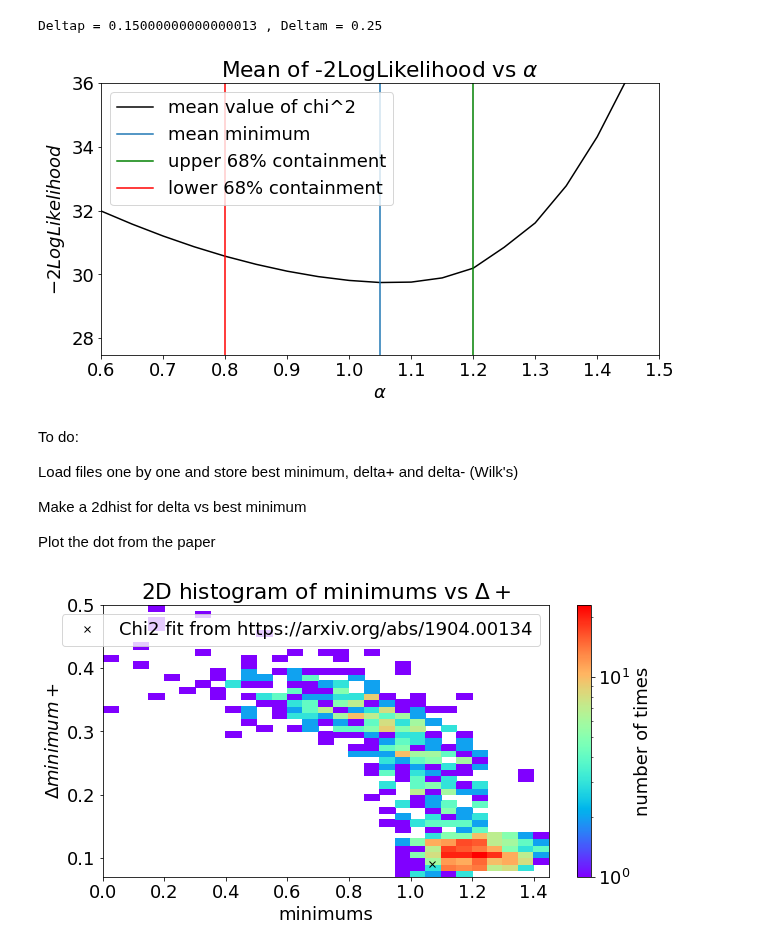
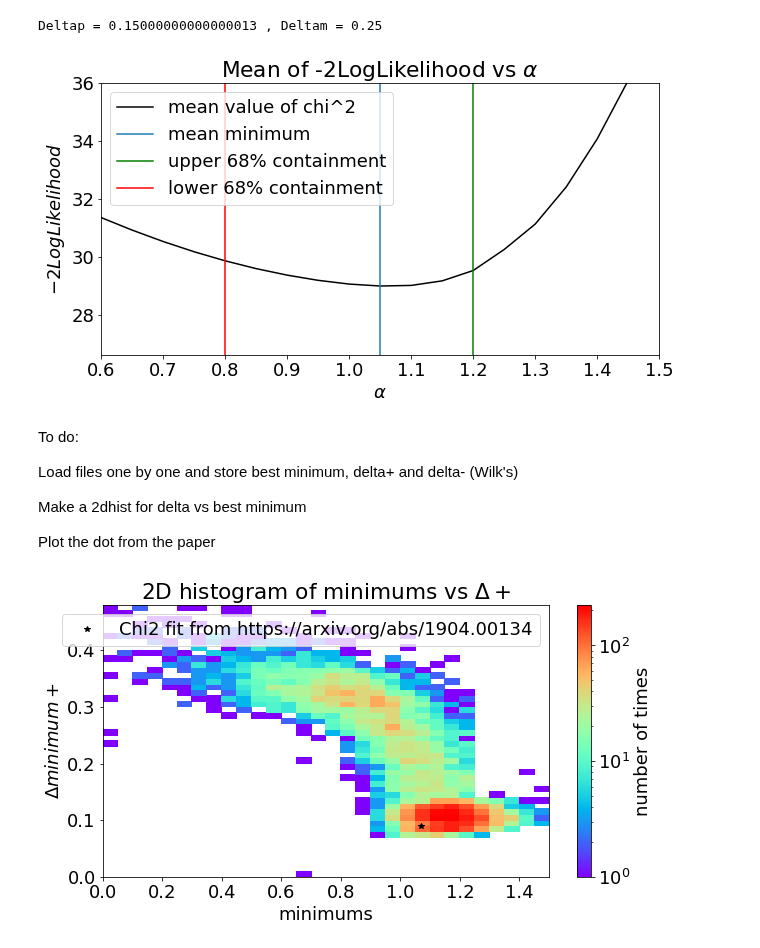
Before and after one commit to R-Grau/EBLpy, a Jupyter notebook: EBL_fit_MC_viewer.ipynb, the cells around one changed output. Cells and saved outputs as stored; diff of their text form; code cells hidden in the pictures.

```diff
--- a/EBL_fit_MC_viewer.ipynb
+++ b/EBL_fit_MC_viewer.ipynb
@@ -144,7 +144,7 @@ def extract(ds):
     alphas = ds['alphas'][:]
     return chisqs,alphas
 
-loc = Path('/data/magic/users-ifae/rgrau/EBL-splines/EBL1000_PWL_LP_MAGIC_with_0.04_Systematics_4w')
+loc = Path('/data/magic/users-ifae/rgrau/EBL-splines/EBL10000_LP(0.01)_MBPWL3_MAGIC_with_0.038_Systematics_4w')
 # files = sorted([f for f in loc.glob("EBL*2022050916*.hdf5")]) #PWL_LP starting at alpha = 1 (16 alpha = 1, 11 alpha = 2)
 files = sorted([f for f in loc.glob("EBL*.hdf5")]) #all the others but PWL_LP
 # files = sorted(['/data/magic/users-ifae/rgrau/EBL-splines/EBL50_PWL_MBPWL_5knots/EBL_mult_nit0of50_202205111529.hdf5','/data/magic/users-ifae/rgrau/EBL-splines/EBL50_PWL_MBPWL_5knots/EBL_mult_nit2of50_202205111530.hdf5', '/data/magic/users-ifae/rgrau/EBL-splines/EBL50_PWL_MBPWL_5knots/EBL_mult_nit3of50_202205111529.hdf5'])
@@ -397,7 +397,7 @@ print("The mean is:", format(mu, ".4f"), u"\u00B1", format(std/np.sqrt(niter), "
 [figure]
 The mean is: 1.0083 ± 0.0075
 # %%
-loc = Path('/data/magic/users-ifae/rgrau/EBL-splines/EBL50_PWL_LP_MAGIC_with_0.04_Systematics')
+loc = Path('/data/magic/users-ifae/rgrau/EBL-splines/EBL10000_LP(0.01)_MBPWL3_MAGIC_with_0.038_Systematics_4w')
 # files = sorted([f for f in loc.glob("EBL*2022050916*.hdf5")]) #PWL_LP starting at alpha = 1 (16 alpha = 1, 11 alpha = 2)
 files = sorted([f for f in loc.glob("EBL*.hdf5")]) #all the others but PWL_LP
 # files = sorted(['/data/magic/users-ifae/rgrau/EBL-splines/EBL50_PWL_MBPWL_5knots/EBL_mult_nit0of50_202205111529.hdf5','/data/magic/users-ifae/rgrau/EBL-splines/EBL50_PWL_MBPWL_5knots/EBL_mult_nit2of50_202205111530.hdf5', '/data/magic/users-ifae/rgrau/EBL-splines/EBL50_PWL_MBPWL_5knots/EBL_mult_nit3of50_202205111529.hdf5'])
@@ -543,7 +543,7 @@ def extract(ds):
     alphas = ds['alphas'][:]
     return chisqs,alphas
 
-loc = Path('/data/magic/users-ifae/rgrau/EBL-splines/EBL1000_LP(0.01)_LP_MAGIC_with_0.04_Systematics2')
+loc = Path('/data/magic/users-ifae/rgrau/EBL-splines/EBL10000_LP(0.01)_LP_MAGIC_with_0.038_Systematics_4w')
 # files = sorted([f for f in loc.glob("EBL*2022050916*.hdf5")]) #PWL_LP starting at alpha = 1 (16 alpha = 1, 11 alpha = 2)
 files = sorted([f for f in loc.glob("EBL*.hdf5")]) #all the others but PWL_LP
 # files = sorted(['/data/magic/users-ifae/rgrau/EBL-splines/EBL50_PWL_MBPWL_5knots/EBL_mult_nit0of50_202205111529.hdf5','/data/magic/users-ifae/rgrau/EBL-splines/EBL50_PWL_MBPWL_5knots/EBL_mult_nit2of50_202205111530.hdf5', '/data/magic/users-ifae/rgrau/EBL-splines/EBL50_PWL_MBPWL_5knots/EBL_mult_nit3of50_202205111529.hdf5'])
@@ -717,7 +717,7 @@ ax.axvline(x =  np.round(interpx[np.argmin(chis_new)] - deltam, decimals = 3), l
 ax.legend(loc='upper left')
 plt.show()
 # %% [output]
-[figure, old version]
+[figure, new version]
 # %% [markdown]
 To do:
 
@@ -732,7 +732,7 @@ def extract(ds):
     alphas = ds['alphas'][:]
     return chisqs,alphas
 
-loc = Path('/data/magic/users-ifae/rgrau/EBL-splines/EBL1000_LP(0.01)_LP_MAGIC_with_0.04_Systematics_4w')
+loc = Path('/data/magic/users-ifae/rgrau/EBL-splines/EBL10000_PWL_LP_MAGIC_with_0.038_Systematics_4w')
 # files = sorted([f for f in loc.glob("EBL*2022050916*.hdf5")]) #PWL_LP starting at alpha = 1 (16 alpha = 1, 11 alpha = 2)
 files = sorted([f for f in loc.glob("EBL*.hdf5")]) #all the others but PWL_LP
 # files = sorted(['/data/magic/users-ifae/rgrau/EBL-splines/EBL50_PWL_MBPWL_5knots/EBL_mult_nit0of50_202205111529.hdf5','/data/magic/users-ifae/rgrau/EBL-splines/EBL50_PWL_MBPWL_5knots/EBL_mult_nit2of50_202205111530.hdf5', '/data/magic/users-ifae/rgrau/EBL-splines/EBL50_PWL_MBPWL_5knots/EBL_mult_nit3of50_202205111529.hdf5'])
@@ -786,17 +786,17 @@ for i in range(len(chisqs_iter)):
 # %%
 fig, ax = plt.subplots()
 binsmins = np.round(np.arange(np.min(minimums), np.max(minimums)+0.05, 0.05), decimals = 2)
 binsdeltaps = np.round(np.arange(np.min(deltaps), np.max(deltaps)+0.01, 0.01), decimals = 2)
 h = ax.hist2d(minimums, deltaps, bins=[binsmins, binsdeltaps], norm = colors.LogNorm(), cmap = "rainbow", label="histogram of minimums and delta+") #[int(np.round((np.min(minimums)+np.max(minimums))/step)), int(np.round((np.min(deltaps)+np.max(deltaps))/0.01))]
 ax.set_xlabel('minimums')
-plt.plot(1.07, 0.09, 'x', label= "Chi2 fit from https://arxiv.org/abs/1904.00134", color = 'black')
+plt.plot(1.07, 0.09, '*', label= "Chi2 fit from https://arxiv.org/abs/1904.00134", color = 'black')
 ax.set_ylabel(r'$\Delta minimum +$')
 ax.legend()
 fig.colorbar(h[3], ax=ax, label="number of times")
 ax.set_title(r"2D histogram of minimums vs $\Delta +$")
 plt.show()
 # %% [output]
-[figure, old version]
+[figure, new version]
 # %%
 fig, ax = plt.subplots()
 binsdeltams = np.round(np.arange(np.min(deltams), np.max(deltams)+0.01, 0.01), decimals = 2)
```
Also changed, not shown: parts of 6 cells of this notebook, 5 other files.
